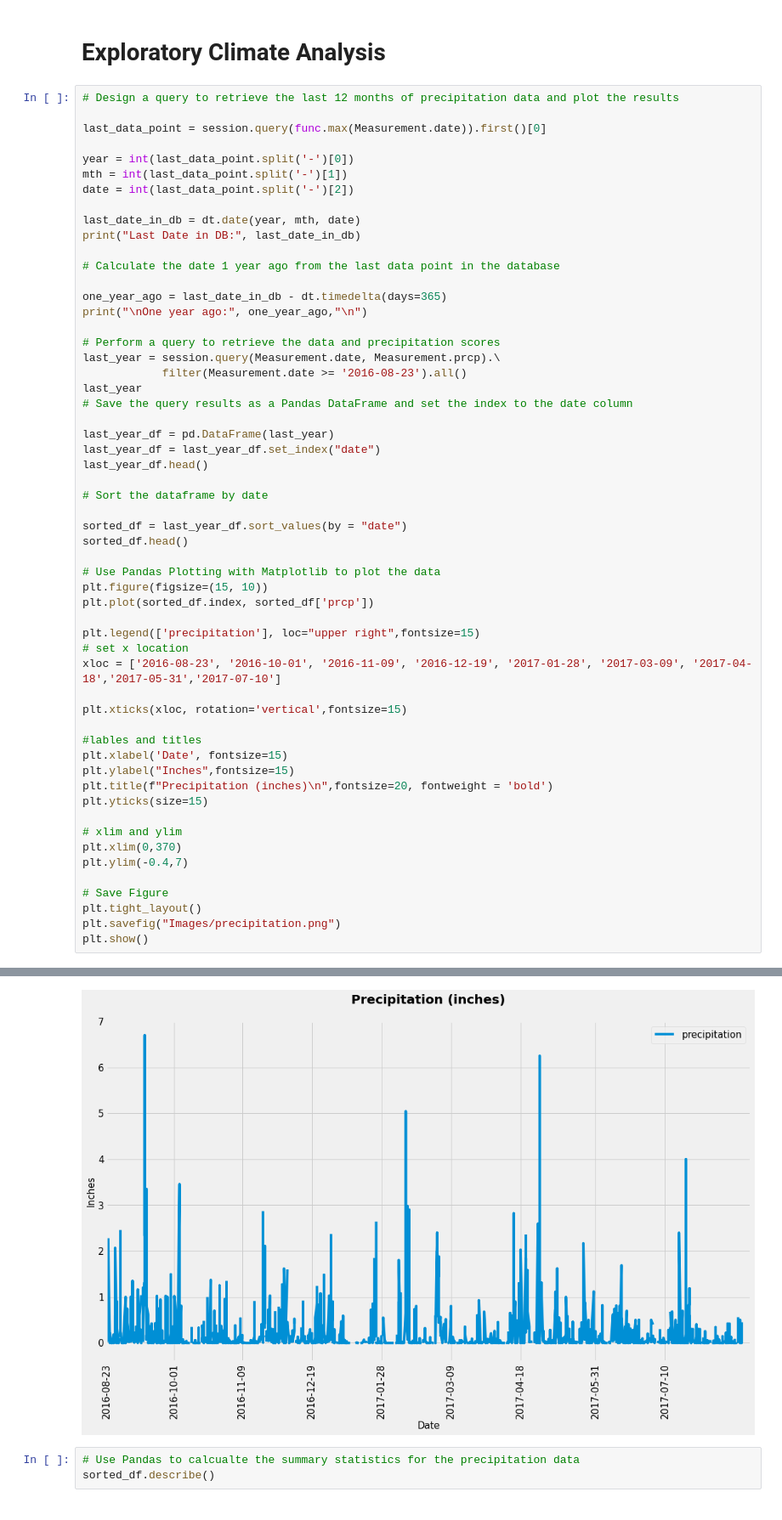
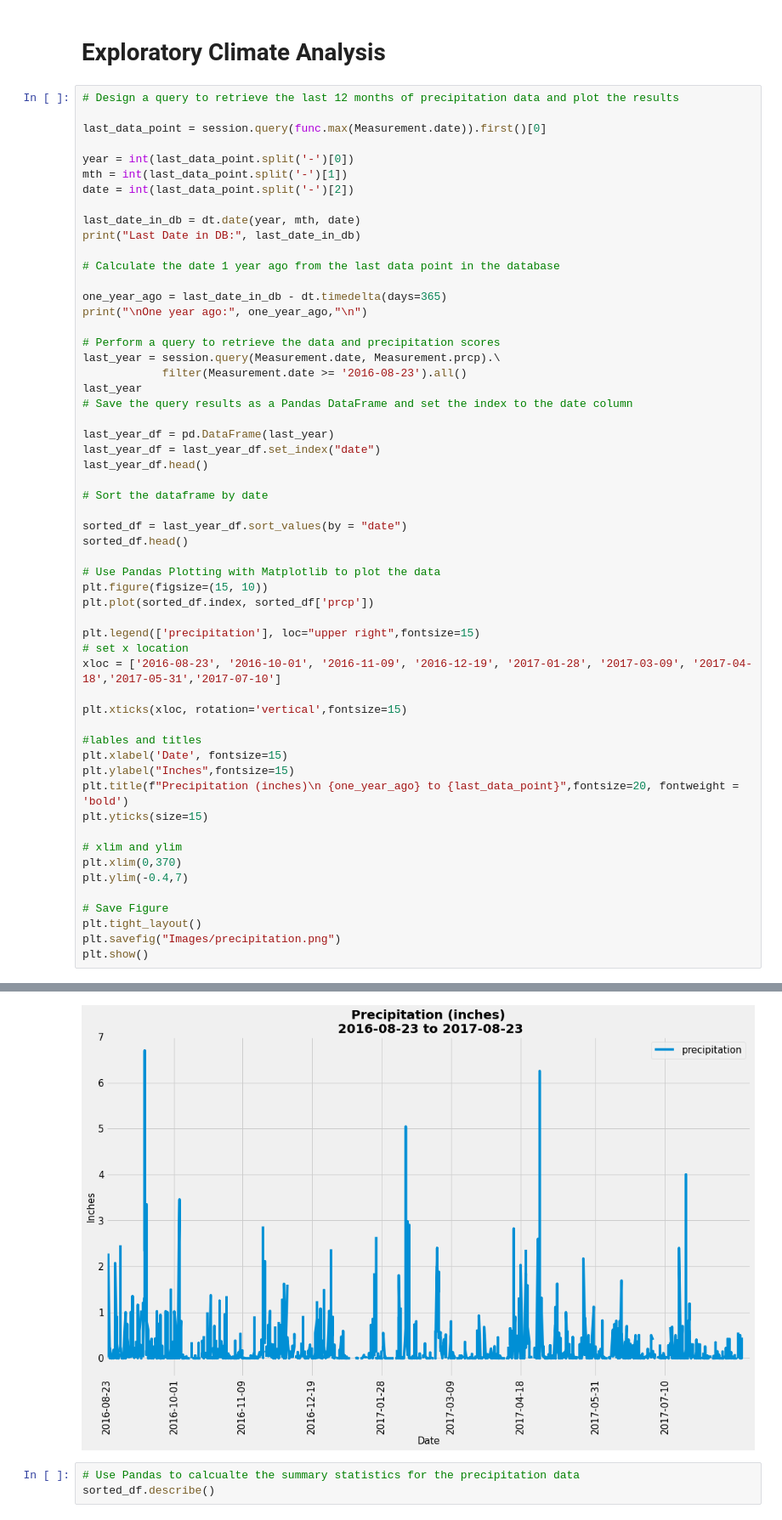
Before and after one commit to cdalsania/sqlalchemy-challenge, a Jupyter notebook: climate_starter.ipynb, the cells around one changed output, grey strips where cells are left out. Shown: that part at 85% size. Cells and saved outputs as stored; diff of their text form.

```diff
--- a/climate_starter.ipynb
+++ b/climate_starter.ipynb
@@ -69,35 +69,35 @@ last_year_df.head()
 sorted_df = last_year_df.sort_values(by = "date")
 sorted_df.head()
 
 # Use Pandas Plotting with Matplotlib to plot the data
 plt.figure(figsize=(15, 10))
 plt.plot(sorted_df.index, sorted_df['prcp'])
 
 plt.legend(['precipitation'], loc="upper right",fontsize=15)
 # set x location
 xloc = ['2016-08-23', '2016-10-01', '2016-11-09', '2016-12-19', '2017-01-28', '2017-03-09', '2017-04-18','2017-05-31','2017-07-10']
 
 plt.xticks(xloc, rotation='vertical',fontsize=15)
 
 #lables and titles
 plt.xlabel('Date', fontsize=15)
 plt.ylabel("Inches",fontsize=15)
-plt.title(f"Precipitation (inches)\n",fontsize=20, fontweight = 'bold')
+plt.title(f"Precipitation (inches)\n {one_year_ago} to {last_data_point}",fontsize=20, fontweight = 'bold')
 plt.yticks(size=15)
 
 # xlim and ylim
 plt.xlim(0,370)
 plt.ylim(-0.4,7)
 
 # Save Figure
 plt.tight_layout()
 plt.savefig("Images/precipitation.png")
 plt.show()
 # %% [output]
 Last Date in DB: 2017-08-23
 
 One year ago: 2016-08-23
-[figure, old version]
+[figure, new version]
 # %%
 # Use Pandas to calcualte the summary statistics for the precipitation data
 sorted_df.describe()
```
Also changed, not shown: parts of 5 cells of this notebook.
